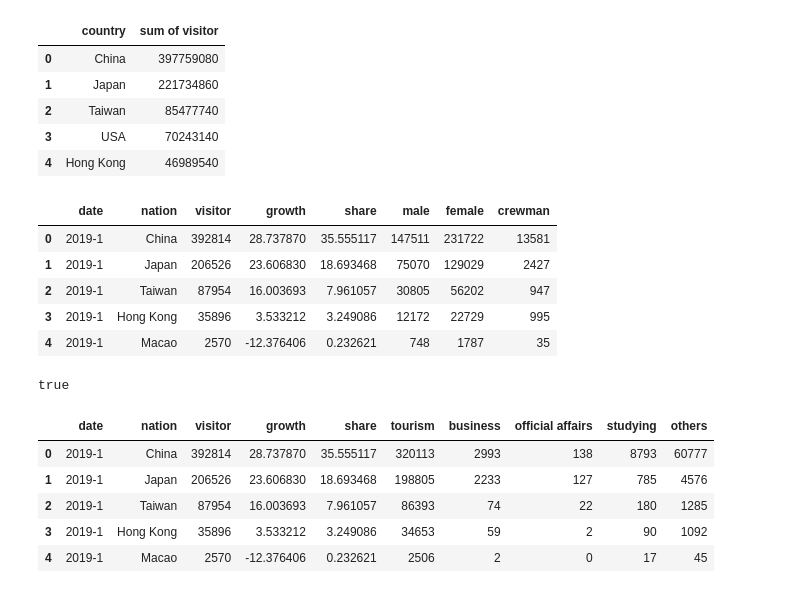
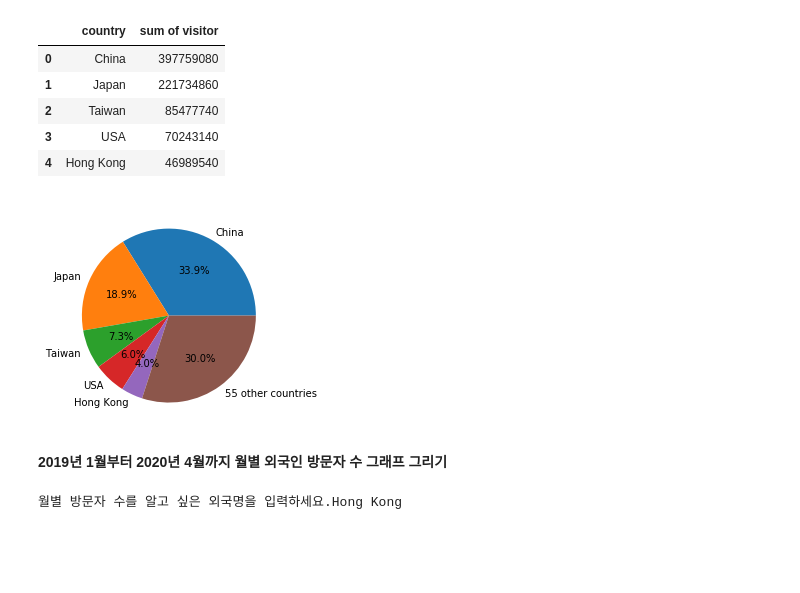
Before and after one commit to alyssa1996/DataAnalysis, a Jupyter notebook: South Korea Vistiors.ipynb, the cells around one changed output. Cells and saved outputs as stored; diff of their text form; code cells hidden in the pictures; blank space fills up the shorter version.

Commit message:
add graph for visitor per month

```diff
--- a/South Korea Vistiors.ipynb
+++ b/South Korea Vistiors.ipynb
@@ -50,26 +52,30 @@ result.head()
 | 2 | Taiwan | 85477740 |
 | 3 | USA | 70243140 |
 | 4 | Hong Kong | 46989540 |
-# %%
-gender_data.head()
-# %% [output]
-|  | date | nation | visitor | growth | share | male | female | crewman |
-| 0 | 2019-1 | China | 392814 | 28.737870 | 35.555117 | 147511 | 231722 | 13581 |
-| 1 | 2019-1 | Japan | 206526 | 23.606830 | 18.693468 | 75070 | 129029 | 2427 |
-| 2 | 2019-1 | Taiwan | 87954 | 16.003693 | 7.961057 | 30805 | 56202 | 947 |
-| 3 | 2019-1 | Hong Kong | 35896 | 3.533212 | 3.249086 | 12172 | 22729 | 995 |
-| 4 | 2019-1 | Macao | 2570 | -12.376406 | 0.232621 | 748 | 1787 | 35 |
-# %%
-if gender_data['visitor'][0]==gender_data['male'][0]+gender_data['female'][0]+gender_data['crewman'][0]:
-    print('true')
-# %% [output]
-true
-# %%
-purpose_data.head()
-# %% [output]
-|  | date | nation | visitor | growth | share | tourism | business | official affairs | studying | others |
-| 0 | 2019-1 | China | 392814 | 28.737870 | 35.555117 | 320113 | 2993 | 138 | 8793 | 60777 |
-| 1 | 2019-1 | Japan | 206526 | 23.606830 | 18.693468 | 198805 | 2233 | 127 | 785 | 4576 |
-| 2 | 2019-1 | Taiwan | 87954 | 16.003693 | 7.961057 | 86393 | 74 | 22 | 180 | 1285 |
-| 3 | 2019-1 | Hong Kong | 35896 | 3.533212 | 3.249086 | 34653 | 59 | 2 | 90 | 1092 |
-| 4 | 2019-1 | Macao | 2570 | -12.376406 | 0.232621 | 2506 | 2 | 0 | 17 | 45 |
+# %%
+# 상위 5개 및 그외 외국에서 방문객 총 인원 파이그래프 그리기
+visitor = list(result['sum of visitor'][:5])
+visitor.append(sum(result['sum of visitor'][5:]))
+nationality = list(result['country'][:5])
+nationality.append('55 other countries')
+plt.pie(visitor, labels=nationality, autopct='%.1f%%')
+plt.show()
+# %% [output]
+[figure, added]
+# %% [markdown]
+**2019년 1월부터 2020년 4월까지 월별 외국인 방문자 수 그래프 그리기**
+# %%
+# input으로 국가명 입력 받아서 사전 형태로 월별 방문자수 저장
+country=input('월별 방문자 수를 알고 싶은 외국명을 입력하세요.').lower()
+visitor_per_month={}
+for idx,value in enumerate(age_data['nation']):
+    if value.lower() == country:
+        month = age_data['date'][idx]
+        visitors = age_data['visitor'][idx]
+        visitor_per_month[month] = visitors
+
+# 날짜를 x축으로, 방문자수를 y축으로 설정하기 위해 사전의 key값과 value값을 나누어 리스트로 저장
+month_data = list(visitor_per_month.keys())
+visitor_data = list(visitor_per_month.values())
+# %% [output]
+월별 방문자 수를 알고 싶은 외국명을 입력하세요.Hong Kong
```
Also changed, not shown: parts of 4 cells of this notebook.
